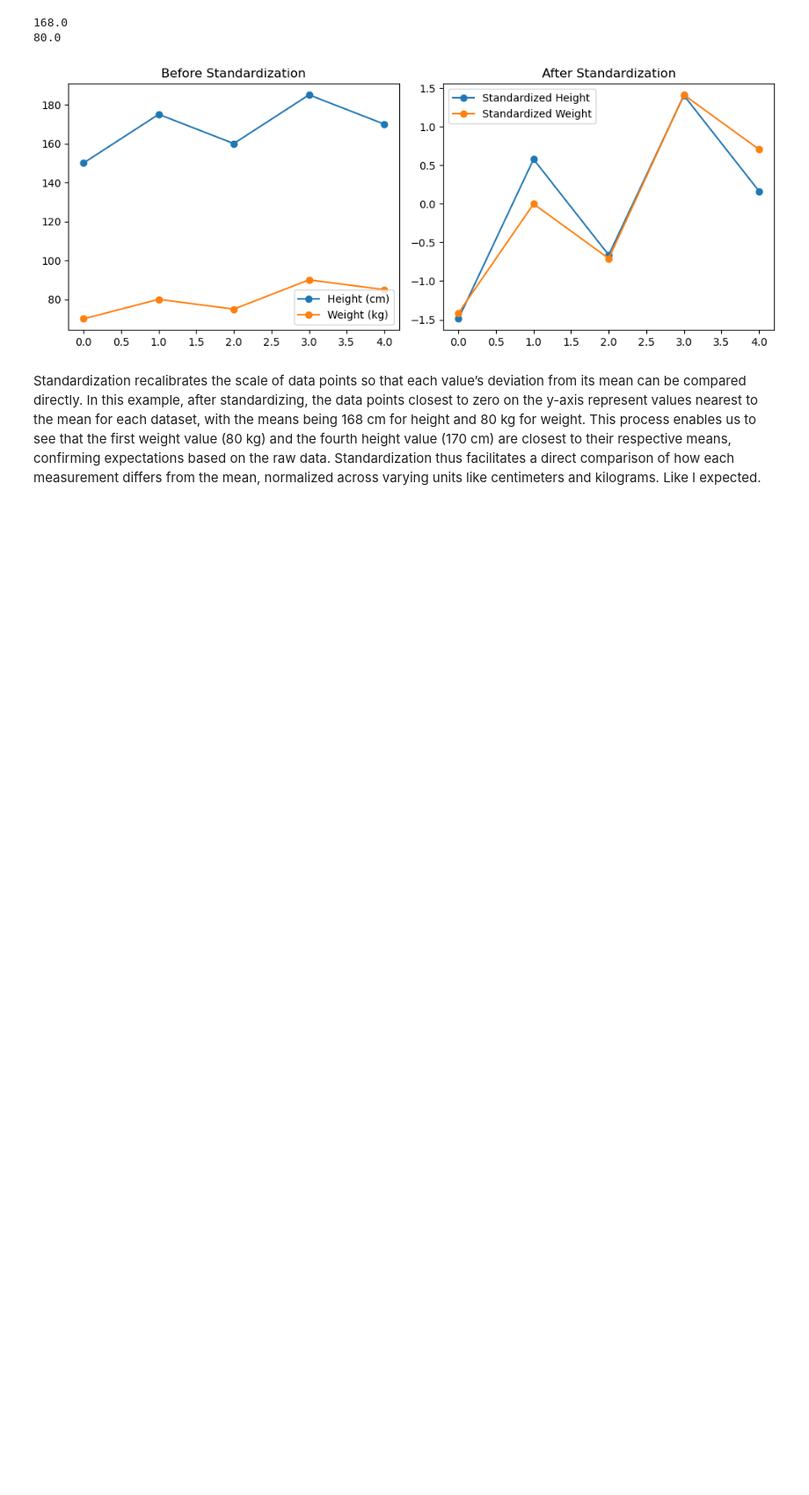
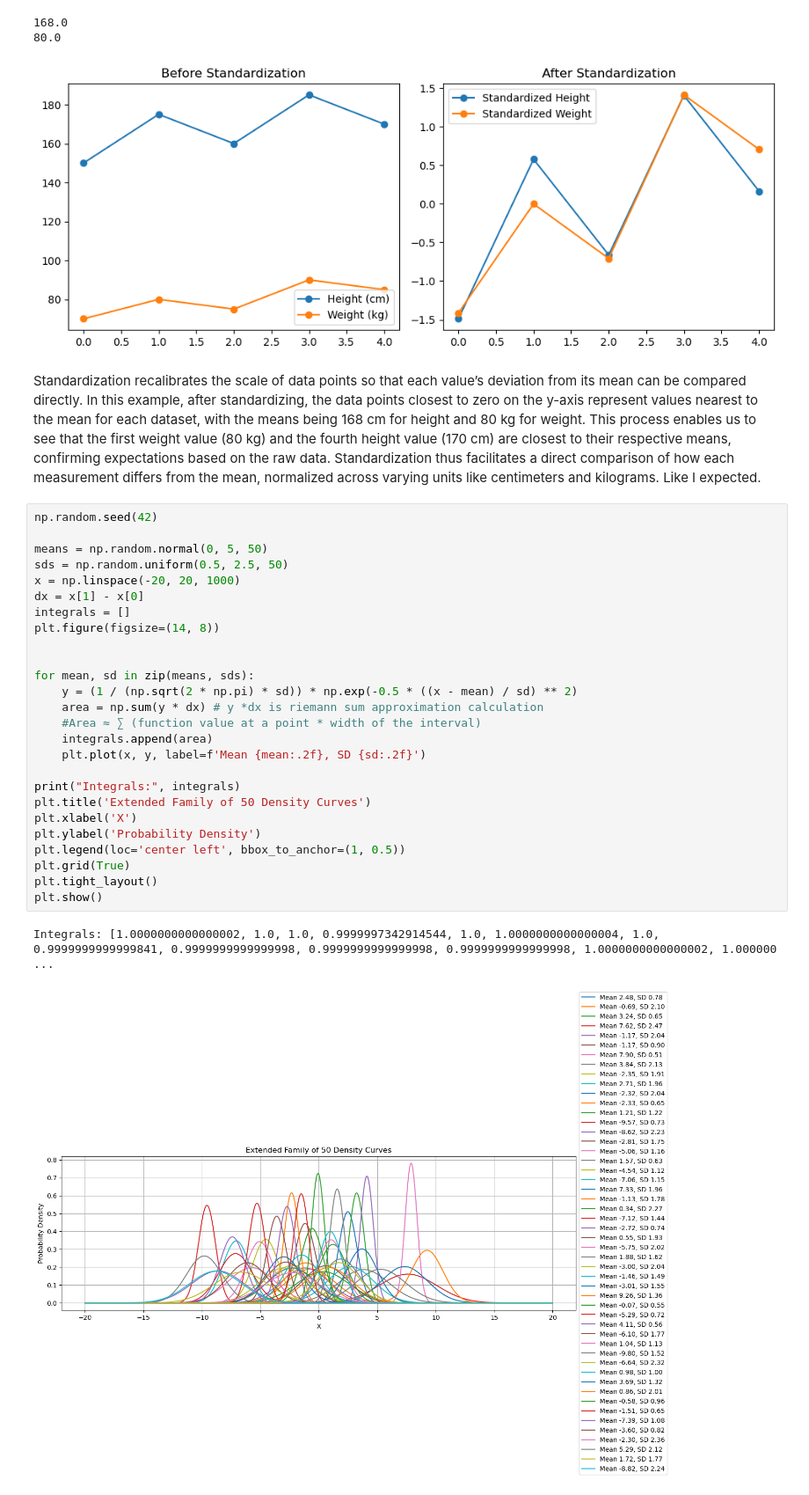
Before and after one commit to freddiek4/F2024_Statisitcal_Compute_UCSB, a Jupyter notebook: Discrete_Continous_Distributions.ipynb, the cells around one changed output. Shown at 88% size. Drawn from its saved outputs; the diff is of its cells as text; blank space fills up the shorter version.

```diff
--- a/Discrete_Continous_Distributions.ipynb
+++ b/Discrete_Continous_Distributions.ipynb
@@ -261,3 +261,32 @@ plt.show()
 [figure]
 # %% [markdown]
 Standardization recalibrates the scale of data points so that each value’s deviation from its mean can be compared directly. In this example, after standardizing, the data points closest to zero on the y-axis represent values nearest to the mean for each dataset, with the means being 168 cm for height and 80 kg for weight. This process enables us to see that the first weight value (80 kg) and the fourth height value (170 cm) are closest to their respective means, confirming expectations based on the raw data. Standardization thus facilitates a direct comparison of how each measurement differs from the mean, normalized across varying units like centimeters and kilograms. Like I expected.
+# %%
+np.random.seed(42)
+
+means = np.random.normal(0, 5, 50)
+sds = np.random.uniform(0.5, 2.5, 50)
+x = np.linspace(-20, 20, 1000)
+dx = x[1] - x[0]
+integrals = []
+plt.figure(figsize=(14, 8))
+
+
+for mean, sd in zip(means, sds):
+    y = (1 / (np.sqrt(2 * np.pi) * sd)) * np.exp(-0.5 * ((x - mean) / sd) ** 2)
+    area = np.sum(y * dx) # y *dx is riemann sum approximation calculation
+    #Area ≈ ∑ (function value at a point * width of the interval)
+    integrals.append(area)
+    plt.plot(x, y, label=f'Mean {mean:.2f}, SD {sd:.2f}')
+
+print("Integrals:", integrals)
+plt.title('Extended Family of 50 Density Curves')
+plt.xlabel('X')
+plt.ylabel('Probability Density')
+plt.legend(loc='center left', bbox_to_anchor=(1, 0.5))
+plt.grid(True)
+plt.tight_layout()
+plt.show()
+# %% [output]
+Integrals: [1.0000000000000002, 1.0, 1.0, 0.9999997342914544, 1.0, 1.0000000000000004, 1.0, 0.9999999999999841, 0.9999999999999998, 0.9999999999999998, 0.9999999999999998, 1.0000000000000002, 1.000000 ...
+[figure, added]
```
Also changed, not shown: parts of 3 cells of this notebook.
